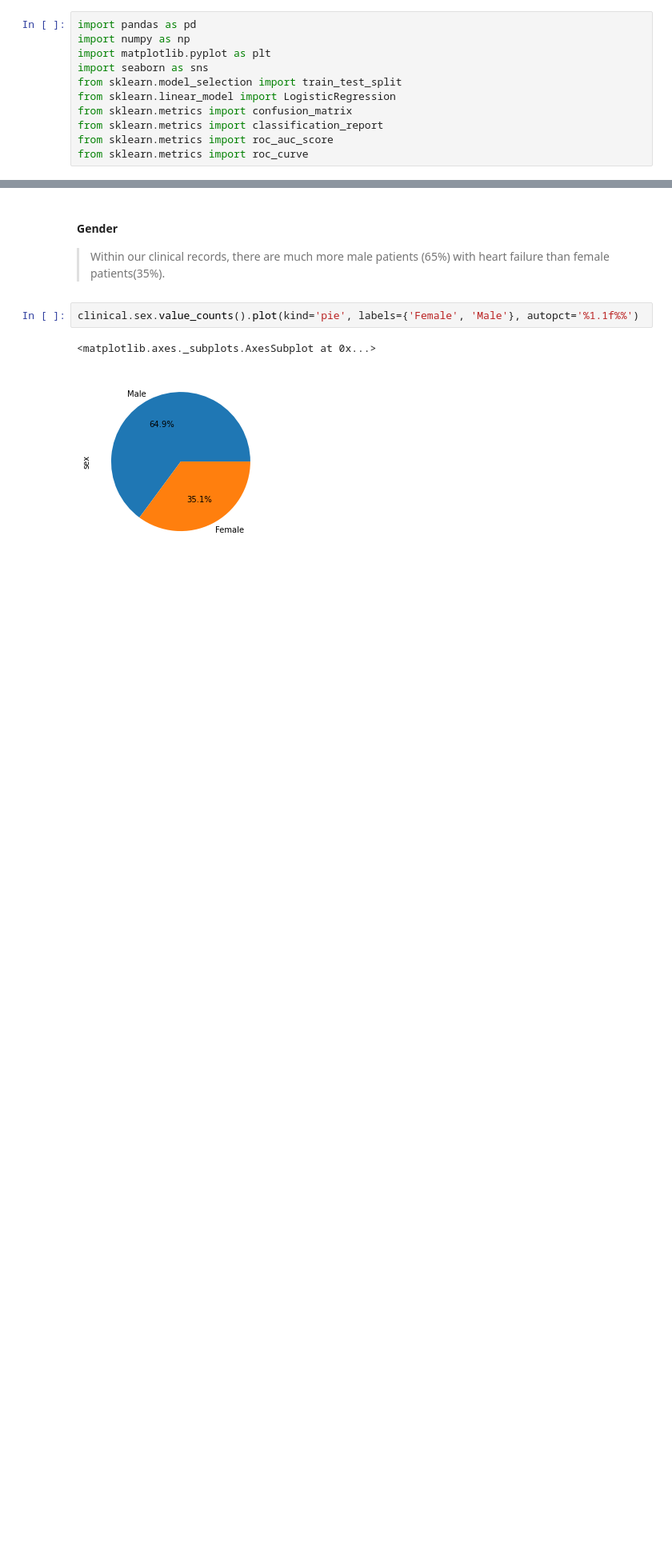
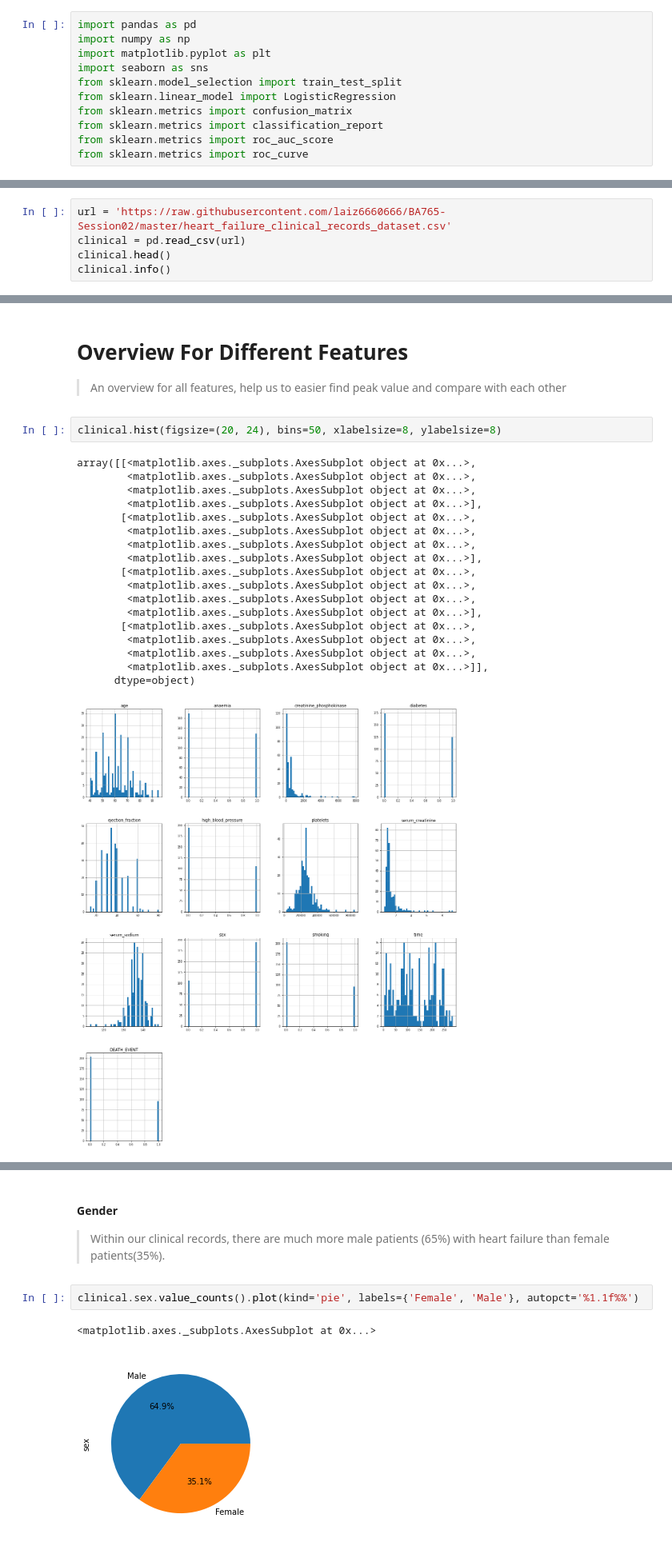
Before and after one commit to AntonioMoralCevallos/Predicting_Fatal_Heart_Failure-Project, a Jupyter notebook: Team_Assignment_7b.ipynb, the cells around one changed output, grey strips where cells are left out. Shown at 80% size. Cells and saved outputs as stored; diff of their text form; blank space fills up the shorter version.

```diff
--- a/Team_Assignment_7b.ipynb
+++ b/Team_Assignment_7b.ipynb
@@ -54,0 +70,5 @@ clinical.head(5)
+# %%
+url = 'https://raw.githubusercontent.com/laiz6660666/BA765-Session02/master/heart_failure_clinical_records_dataset.csv'
+clinical = pd.read_csv(url)
+clinical.head()
+clinical.info()
@@ -54,0 +98,26 @@ clinical.head(5)
+# %% [markdown]
+# Overview For Different Features
+
+
+> An overview for all features, help us to easier find peak value and compare with each other
+# %%
+clinical.hist(figsize=(20, 24), bins=50, xlabelsize=8, ylabelsize=8)
+# %% [output]
+array([[<matplotlib.axes._subplots.AxesSubplot object at 0x...>,
+        <matplotlib.axes._subplots.AxesSubplot object at 0x...>,
+        <matplotlib.axes._subplots.AxesSubplot object at 0x...>,
+        <matplotlib.axes._subplots.AxesSubplot object at 0x...>],
+       [<matplotlib.axes._subplots.AxesSubplot object at 0x...>,
+        <matplotlib.axes._subplots.AxesSubplot object at 0x...>,
+        <matplotlib.axes._subplots.AxesSubplot object at 0x...>,
+        <matplotlib.axes._subplots.AxesSubplot object at 0x...>],
+       [<matplotlib.axes._subplots.AxesSubplot object at 0x...>,
+        <matplotlib.axes._subplots.AxesSubplot object at 0x...>,
+        <matplotlib.axes._subplots.AxesSubplot object at 0x...>,
+        <matplotlib.axes._subplots.AxesSubplot object at 0x...>],
+       [<matplotlib.axes._subplots.AxesSubplot object at 0x...>,
+        <matplotlib.axes._subplots.AxesSubplot object at 0x...>,
+        <matplotlib.axes._subplots.AxesSubplot object at 0x...>,
+        <matplotlib.axes._subplots.AxesSubplot object at 0x...>]],
+      dtype=object)
+[figure, added]
```
Also changed, not shown: parts of 74 cells of this notebook.
